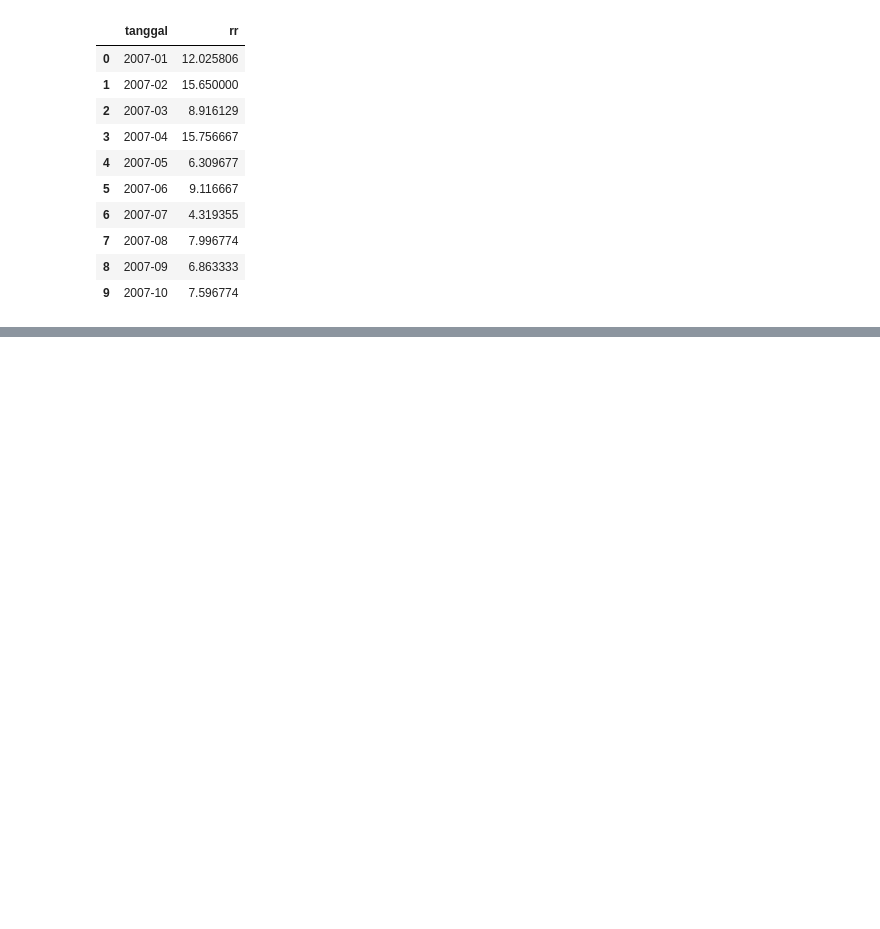
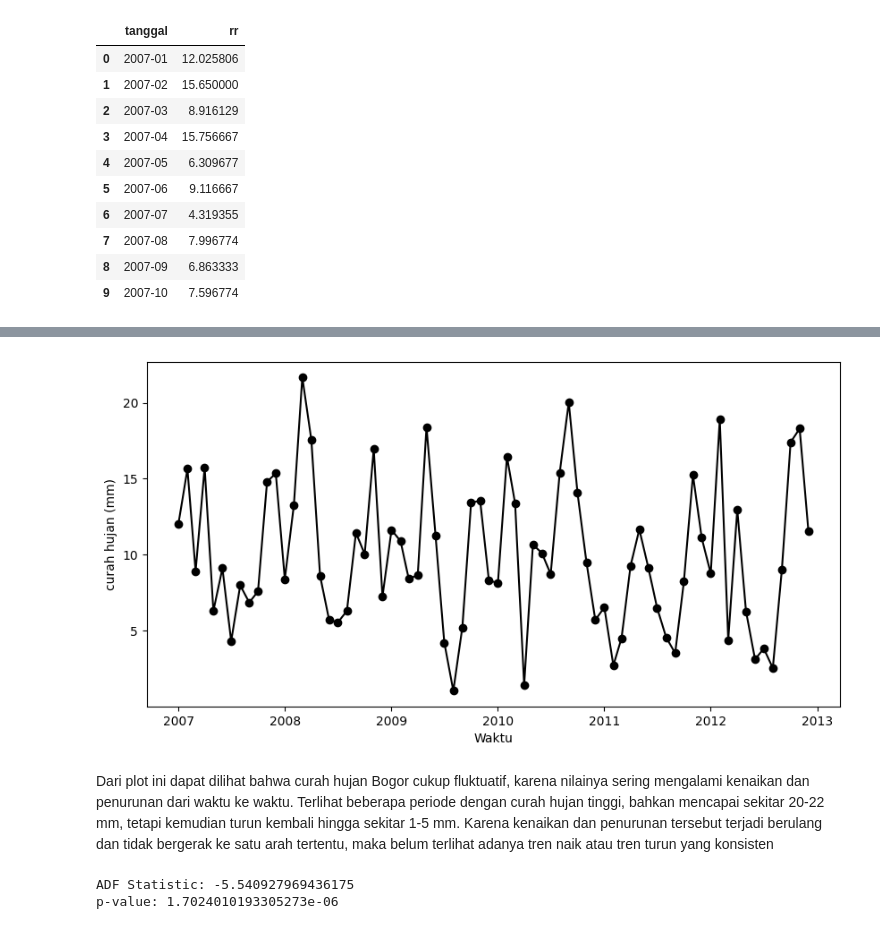
Before and after one commit to haniyathul/Praktikum-Analisis-Deret-Waktu, a Jupyter notebook: Tugas Praktikum_STA2542_Minggu_1.ipynb, the cells around one changed output, grey strips where cells are left out. Cells and saved outputs as stored; diff of their text form; code cells hidden in the pictures; blank space fills up the shorter version.

```diff
--- a/Tugas Praktikum_STA2542_Minggu_1.ipynb
+++ b/Tugas Praktikum_STA2542_Minggu_1.ipynb
@@ -37,0 +62,23 @@ rr.head(10)
+# %%
+#mengubah tipe data menjadi datetime
+rr.tanggal=pd.to_datetime(rr.tanggal)
+# %%
+#menampilkan plot deret waktu dari data
+plt.figure(figsize=(10,5))
+plt.plot(rr.tanggal,rr.rr,'-ok')
+plt.xlabel('Waktu'), plt.ylabel('curah hujan (mm)')
+plt.show()
+# %% [output]
+[figure, added]
+# %% [markdown]
+Dari plot ini dapat dilihat bahwa curah hujan Bogor cukup fluktuatif, karena nilainya sering mengalami kenaikan dan penurunan dari waktu ke waktu. Terlihat beberapa periode dengan curah hujan tinggi, bahkan mencapai sekitar 20-22 mm, tetapi kemudian turun kembali hingga sekitar 1-5 mm. Karena kenaikan dan penurunan tersebut terjadi berulang dan tidak bergerak ke satu arah tertentu, maka belum terlihat adanya tren naik atau tren turun yang konsisten
+# %%
+from statsmodels.tsa.stattools import adfuller
+
+hasil_adf = adfuller(rr['rr'])
+
+print('ADF Statistic:', hasil_adf[0])
+print('p-value:', hasil_adf[1])
+# %% [output]
+ADF Statistic: -5.540927969436175
+p-value: 1.7024010193305273e-06
```
Also changed, not shown: parts of 32 cells of this notebook.
